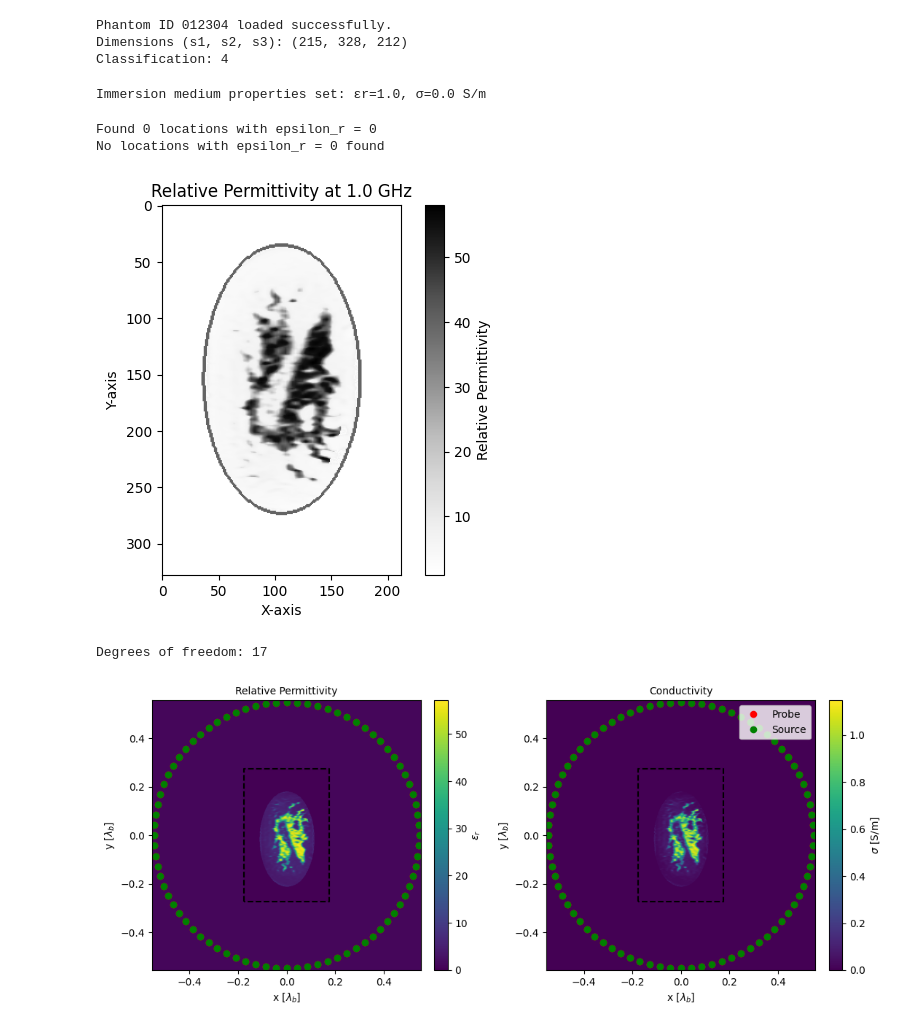
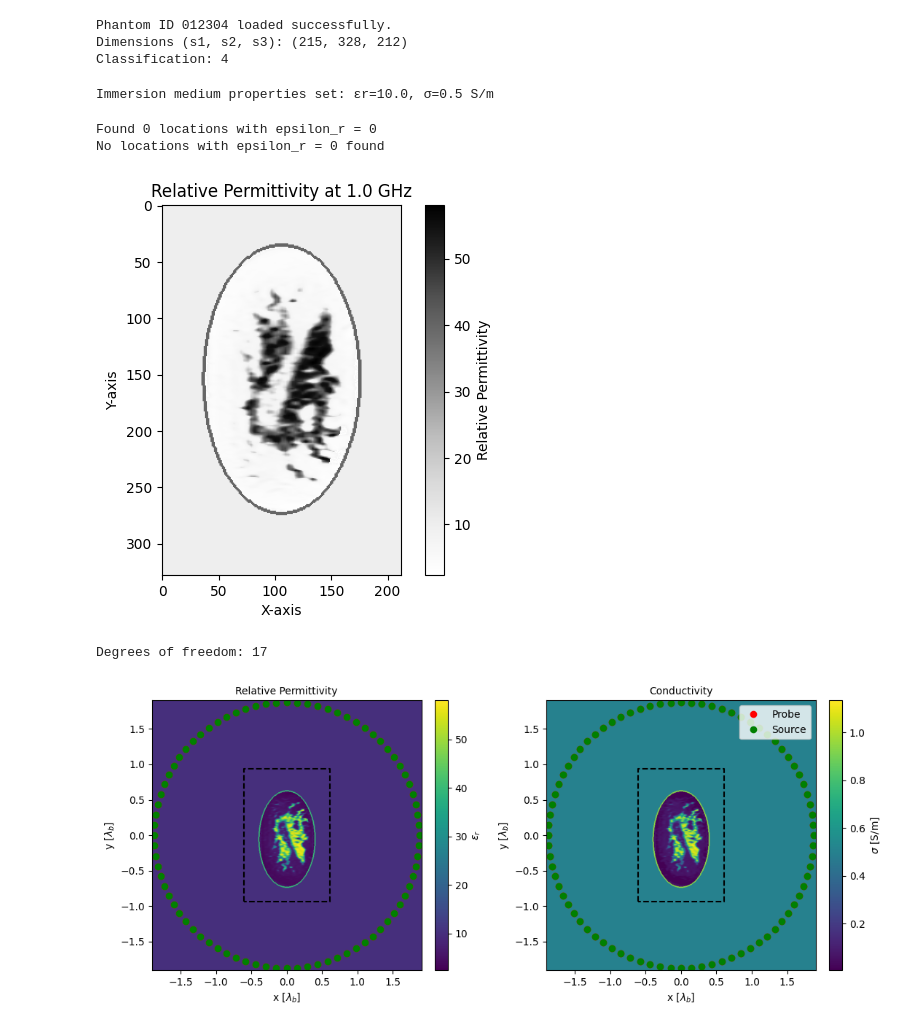
Before and after one commit to andre-batista/PISPAEIS, a Jupyter notebook: experiments/breast/test.ipynb, the cells around one changed output. Saved outputs shown, nothing was run; the diff lists cells and outputs as text; code cells hidden in the pictures.

```diff
--- a/experiments/breast/test.ipynb
+++ b/experiments/breast/test.ipynb
@@ -8,8 +8,8 @@ Dimensions (s1, s2, s3): (215, 328, 212)
 Classification: 4
 # %%
 freq = 1. # GHz
-epsilon_rb = 1.
-sigma_b = 0.
+epsilon_rb = 10.
+sigma_b = 0.5
 
 reader.set_immersion_medium_properties(dielectric_constant=epsilon_rb,
                                        conductivity=sigma_b)
@@ -18,7 +18,7 @@ epsilon_r, sigma = reader.calculate_dielectric_properties(
     freq, model='debye'
 )
 # %% [output]
-Immersion medium properties set: εr=1.0, σ=0.0 S/m
+Immersion medium properties set: εr=10.0, σ=0.5 S/m
 # %%
 import numpy as np
 # Find locations where relative permittivity equals zero
@@ -51,7 +51,7 @@ plt.xlabel('X-axis')
 plt.ylabel('Y-axis')
 plt.show()
 # %% [output]
-[figure, old version]
+[figure, new version]
 # %%
 import numpy as np
 import sys
@@ -61,34 +61,32 @@ import configuration as cfg
 epsr = np.squeeze(epsilon_r[140, :, :])
 sig = np.squeeze(sigma[140, :, :])
 
 instance_name = 'breastphantom'
 dx = dy = 0.5e-3 # 0.5 mm
 Lx, Ly = epsr.shape[1] * dx, epsr.shape[0] * dy
 max_epsilon_r = epsr.max()
 object_radius = min([Lx, Ly]) / 2.0
 DOF = cfg.degrees_of_freedom(object_radius, frequency=freq*1e9,
                              epsilon_r=max_epsilon_r)
 print(f"Degrees of freedom: {DOF}")
 NS = NM = 80
 Ro = max([Lx, Ly])
-epsilon_rb = 1.
-sigma_b = 0.
 image_size = [Ly, Lx]
 E0 = 1.
 
 config = cfg.Configuration(name=instance_name + '.cfg',
                            number_measurements=NM,
                            number_sources=NS,
                            observation_radius=Ro,
                            frequency=freq*1e9,
                            background_permittivity=epsilon_rb,
                            background_conductivity=sigma_b,
                            image_size=image_size,
                            wavelength_unit=False,
                            magnitude=E0)
 
 config.draw(epsr=epsr, sig=sig, show=True)
 # %% [output]
 Degrees of freedom: 17
-[figure, old version]
+[figure, new version]
 # %%
```
Also changed, not shown: parts of 3 cells of this notebook, 2 other files.
